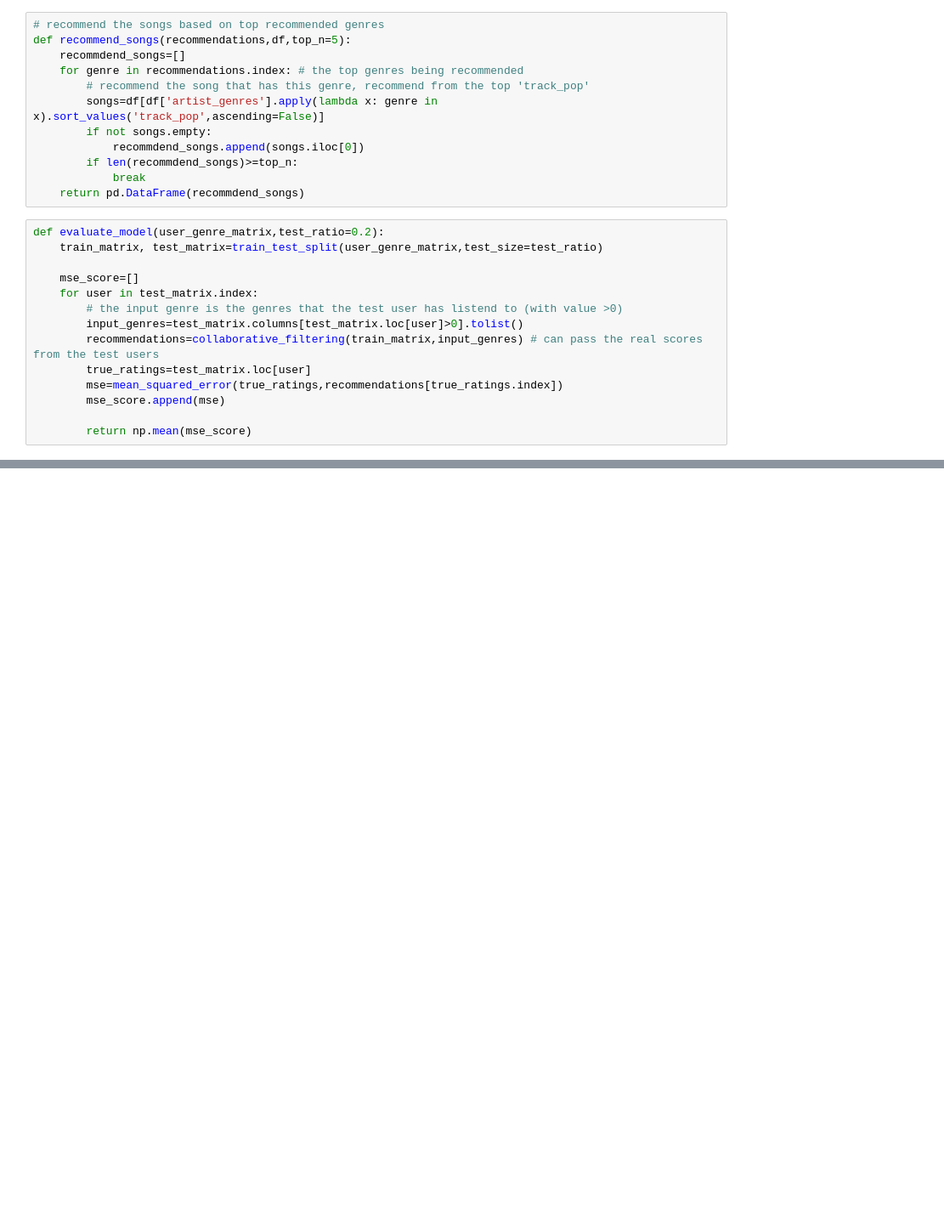
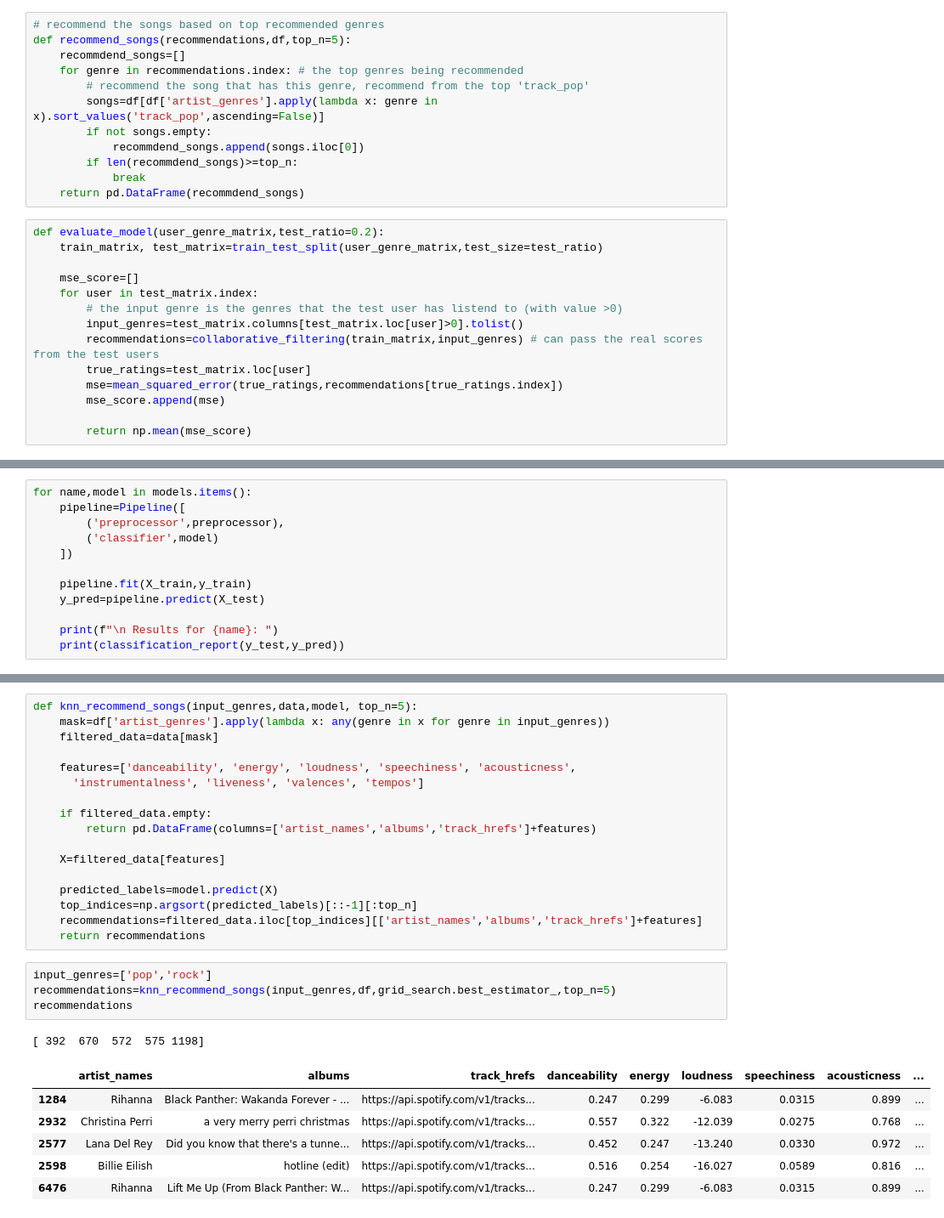
Before and after one commit to Charlie9898/Spotify_Song_Recommend, a Jupyter notebook: model.ipynb, the cells around one changed output, grey strips where cells are left out. Shown at 85% size. Drawn from its saved outputs; the diff is of its cells as text; blank space fills up the shorter version.

```diff
--- a/model.ipynb
+++ b/model.ipynb
@@ -299,0 +315,12 @@ dtype: float64
+# %%
+for name,model in models.items():
+    pipeline=Pipeline([
+        ('preprocessor',preprocessor),
+        ('classifier',model)
+    ])
+
+    pipeline.fit(X_train,y_train)
+    y_pred=pipeline.predict(X_test)
+
+    print(f"\n Results for {name}: ")
+    print(classification_report(y_test,y_pred))
@@ -299,0 +448,29 @@ dtype: float64
+# %%
+def knn_recommend_songs(input_genres,data,model, top_n=5):
+    mask=df['artist_genres'].apply(lambda x: any(genre in x for genre in input_genres))
+    filtered_data=data[mask]
+
+    features=['danceability', 'energy', 'loudness', 'speechiness', 'acousticness',
+      'instrumentalness', 'liveness', 'valences', 'tempos']
+
+    if filtered_data.empty:
+        return pd.DataFrame(columns=['artist_names','albums','track_hrefs']+features)
+
+    X=filtered_data[features]
+
+    predicted_labels=model.predict(X)
+    top_indices=np.argsort(predicted_labels)[::-1][:top_n]
+    recommendations=filtered_data.iloc[top_indices][['artist_names','albums','track_hrefs']+features]
+    return recommendations
+# %%
+input_genres=['pop','rock']
+recommendations=knn_recommend_songs(input_genres,df,grid_search.best_estimator_,top_n=5)
+recommendations
+# %% [output]
+[ 392  670  572  575 1198]
+|  | artist_names | albums | track_hrefs | danceability | energy | loudness | speechiness | acousticness | ... |
+| 1284 | Rihanna | Black Panther: Wakanda Forever - ... | https://api.spotify.com/v1/tracks... | 0.247 | 0.299 | -6.083 | 0.0315 | 0.899 | ... |
+| 2932 | Christina Perri | a very merry perri christmas | https://api.spotify.com/v1/tracks... | 0.557 | 0.322 | -12.039 | 0.0275 | 0.768 | ... |
+| 2577 | Lana Del Rey | Did you know that there's a tunne... | https://api.spotify.com/v1/tracks... | 0.452 | 0.247 | -13.240 | 0.0330 | 0.972 | ... |
+| 2598 | Billie Eilish | hotline (edit) | https://api.spotify.com/v1/tracks... | 0.516 | 0.254 | -16.027 | 0.0589 | 0.816 | ... |
+| 6476 | Rihanna | Lift Me Up (From Black Panther: W... | https://api.spotify.com/v1/tracks... | 0.247 | 0.299 | -6.083 | 0.0315 | 0.899 | ... |
```
Also changed, not shown: parts of 15 cells of this notebook.
